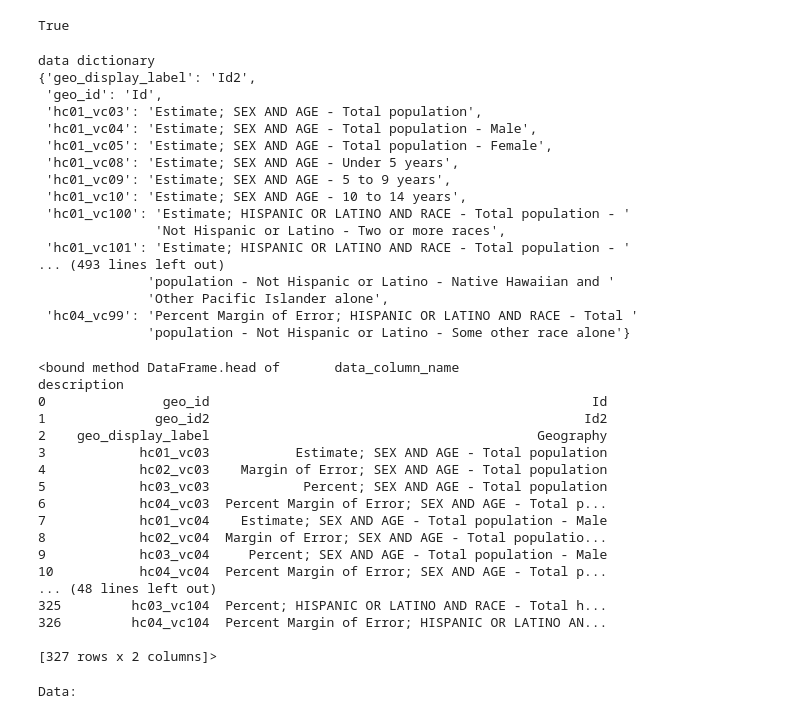
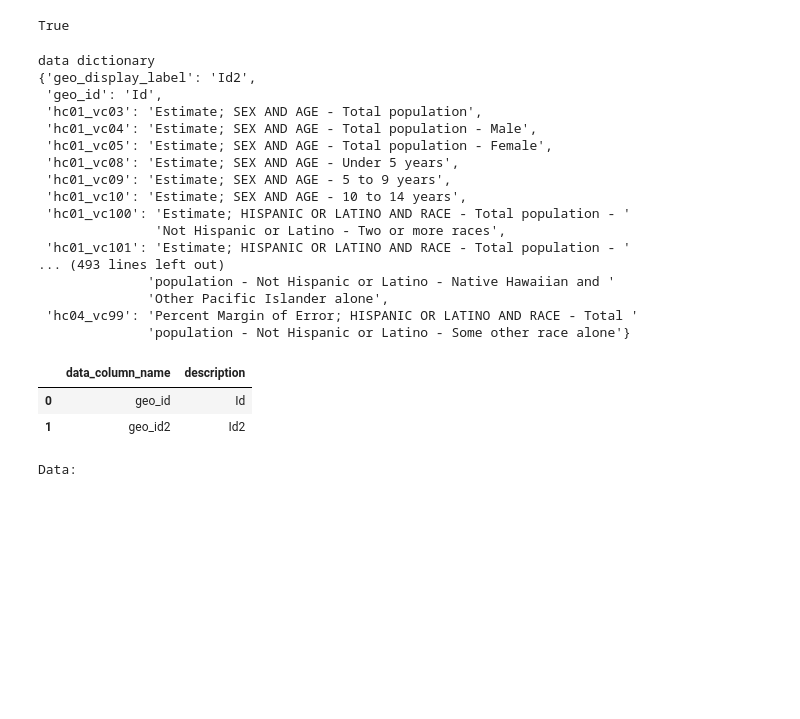
Before and after one commit to DataKind-SF/datadive_201503_sf-health-improvement-partnership, a Jupyter notebook: filter_census_tract_data.ipynb, the cells around one changed output. Saved outputs shown, nothing was run; the diff lists cells and outputs as text; code cells hidden in the pictures; blank space fills up the shorter version.

```diff
--- a/filter_census_tract_data.ipynb
+++ b/filter_census_tract_data.ipynb
@@ -12,7 +13,7 @@ from pprint import pprint
 path_base = ("/Users/brian/Google Drive/")
 path_specfic = "SPHIP/2009-2013 ACS Demographic Data/Census Tract Data Files and Documentation/"
 years = ['2', '3', '4', '5']
-year = years[3] # Later this will 'for year in years:'
+year = years[0] # Later this will 'for year in years:'
 # %%
 file_name = 'ACS_13_5YR_DP0'+year+'.txt'
 with open(path_base+path_specfic+file_name) as f:
@@ -99,42 +100,28 @@ data_dictionary['geo_display_label'] = data_dictionary.pop('geo.id2')
 # %%
 print('data dictionary')
 pprint(data_dictionary)
-df_meta.head
+df_meta.head(n=2)
 # %% [output]
 data dictionary
 {'geo_display_label': 'Id2',
  'geo_id': 'Id',
  'hc01_vc03': 'Estimate; SEX AND AGE - Total population',
  'hc01_vc04': 'Estimate; SEX AND AGE - Total population - Male',
  'hc01_vc05': 'Estimate; SEX AND AGE - Total population - Female',
  'hc01_vc08': 'Estimate; SEX AND AGE - Under 5 years',
  'hc01_vc09': 'Estimate; SEX AND AGE - 5 to 9 years',
  'hc01_vc10': 'Estimate; SEX AND AGE - 10 to 14 years',
  'hc01_vc100': 'Estimate; HISPANIC OR LATINO AND RACE - Total population - '
                'Not Hispanic or Latino - Two or more races',
  'hc01_vc101': 'Estimate; HISPANIC OR LATINO AND RACE - Total population - '
 ... (493 lines left out)
               'population - Not Hispanic or Latino - Native Hawaiian and '
               'Other Pacific Islander alone',
  'hc04_vc99': 'Percent Margin of Error; HISPANIC OR LATINO AND RACE - Total '
               'population - Not Hispanic or Latino - Some other race alone'}
-<bound method DataFrame.head of       data_column_name                                        description
-0               geo_id                                                 Id
-1              geo_id2                                                Id2
-2    geo_display_label                                          Geography
-3            hc01_vc03           Estimate; SEX AND AGE - Total population
-4            hc02_vc03    Margin of Error; SEX AND AGE - Total population
-5            hc03_vc03            Percent; SEX AND AGE - Total population
-6            hc04_vc03  Percent Margin of Error; SEX AND AGE - Total p...
-7            hc01_vc04    Estimate; SEX AND AGE - Total population - Male
-8            hc02_vc04  Margin of Error; SEX AND AGE - Total populatio...
-9            hc03_vc04     Percent; SEX AND AGE - Total population - Male
-10           hc04_vc04  Percent Margin of Error; SEX AND AGE - Total p...
-... (48 lines left out)
-325         hc03_vc104  Percent; HISPANIC OR LATINO AND RACE - Total h...
-326         hc04_vc104  Percent Margin of Error; HISPANIC OR LATINO AN...
-
-[327 rows x 2 columns]>
+|  | data_column_name | description |
+| 0 | geo_id | Id |
+| 1 | geo_id2 | Id2 |
 # %%
 print("Data:")
 df_data.head(n=2)
```
Also changed, not shown: parts of 7 cells of this notebook.
